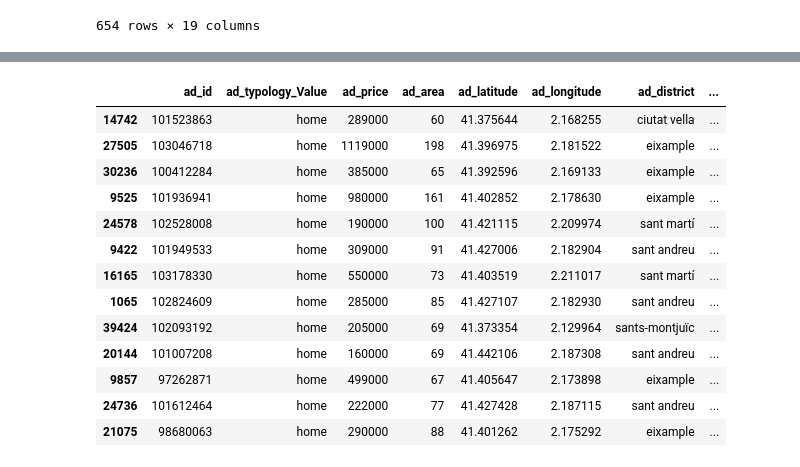
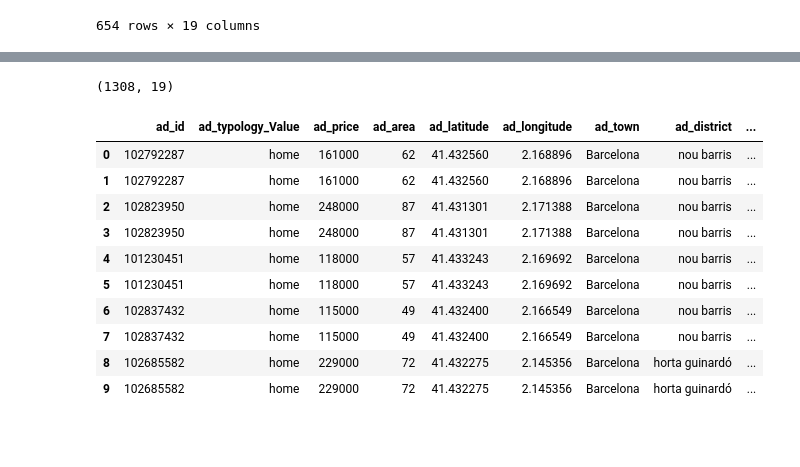
Before and after one commit to marcoayora/final_project, a Jupyter notebook: Notebooks/cleaning_idea.ipynb, the cells around one changed output, grey strips where cells are left out. Drawn from its saved outputs; the diff is of its cells as text; code cells hidden in the pictures; blank space fills up the shorter version.

```diff
--- a/Notebooks/cleaning_idea.ipynb
+++ b/Notebooks/cleaning_idea.ipynb
@@ -297,4 +249,0 @@ two
-# %%
-subset_df = subset_df.copy()  # Create a copy of the subset
-
-subset_df['ad_neighbourhood'] = subset_df['ad_neighbourhood'].str.split('-', expand=True).stack().reset_index(level=1, drop=True, name='ad_neighbourhood').reset_index(drop=True)
@@ -380,17 +249,0 @@ df_csv['ad_neighbourhood'] = df_csv['ad_neighbourhood'].str.strip()
-# %%
-df_improved.sample(13)
-# %% [output]
-|  | ad_id | ad_typology_Value | ad_price | ad_area | ad_latitude | ad_longitude | ad_district | ... |
-| 14742 | 101523863 | home | 289000 | 60 | 41.375644 | 2.168255 | ciutat vella | ... |
-| 27505 | 103046718 | home | 1119000 | 198 | 41.396975 | 2.181522 | eixample | ... |
-| 30236 | 100412284 | home | 385000 | 65 | 41.392596 | 2.169133 | eixample | ... |
-| 9525 | 101936941 | home | 980000 | 161 | 41.402852 | 2.178630 | eixample | ... |
-| 24578 | 102528008 | home | 190000 | 100 | 41.421115 | 2.209974 | sant martí | ... |
-| 9422 | 101949533 | home | 309000 | 91 | 41.427006 | 2.182904 | sant andreu | ... |
-| 16165 | 103178330 | home | 550000 | 73 | 41.403519 | 2.211017 | sant martí | ... |
-| 1065 | 102824609 | home | 285000 | 85 | 41.427107 | 2.182930 | sant andreu | ... |
-| 39424 | 102093192 | home | 205000 | 69 | 41.373354 | 2.129964 | sants-montjuïc | ... |
-| 20144 | 101007208 | home | 160000 | 69 | 41.442106 | 2.187308 | sant andreu | ... |
-| 9857 | 97262871 | home | 499000 | 67 | 41.405647 | 2.173898 | eixample | ... |
-| 24736 | 101612464 | home | 222000 | 77 | 41.427428 | 2.187115 | sant andreu | ... |
-| 21075 | 98680063 | home | 290000 | 88 | 41.401262 | 2.175292 | eixample | ... |
@@ -398,0 +250,57 @@ df_improved.to_csv('C:/Users/Marco/Desktop/IronHack/projects/final_project/Data/
+# %%
+# new = []
+# for index, row in subset_df.iterrows():
+#     celda = row["ad_neighbourhood"]
+#     if "-" in celda:
+#         elements = len(celda.split(" - "))
+#         if elements == 2:
+#             row_1 = row
+#             row_1["ad_neighbourhood"] = celda.split("-")[0].strip()
+#             new.append(row_1)
+
+#             row_2 = row
+#             row_2["ad_neighbourhood"] = celda.split("-")[1].strip()
+#             new.append(row_2)
+#         else:
+#             new.append(row)
+#     else:
+#         new.append(row)
+
+# df = pd.DataFrame(new)
+
+
+new = []
+for index, row in subset_df.iterrows():
+    celda = row["ad_neighbourhood"]
+    if "-" in celda:
+        elements = len(celda.split("-"))
+        if elements == 2:
+            row_1 = row
+            row_1["ad_neighbourhood"] = celda.split("-")[0].strip()
+            new.append(dict(row_1))
+
+            row_2 = row
+            row_2["ad_neighbourhood"] = celda.split("-")[1].strip()
+            new.append(dict(row_2))
+
+    else:
+        df.append(dict(row))
+df = pd.DataFrame(new)
+# %%
+df.shape
+# %% [output]
+(1308, 19)
+# %%
+df.head(10)
+# %% [output]
+|  | ad_id | ad_typology_Value | ad_price | ad_area | ad_latitude | ad_longitude | ad_town | ad_district | ... |
+| 0 | 102792287 | home | 161000 | 62 | 41.432560 | 2.168896 | Barcelona | nou barris | ... |
+| 1 | 102792287 | home | 161000 | 62 | 41.432560 | 2.168896 | Barcelona | nou barris | ... |
+| 2 | 102823950 | home | 248000 | 87 | 41.431301 | 2.171388 | Barcelona | nou barris | ... |
+| 3 | 102823950 | home | 248000 | 87 | 41.431301 | 2.171388 | Barcelona | nou barris | ... |
+| 4 | 101230451 | home | 118000 | 57 | 41.433243 | 2.169692 | Barcelona | nou barris | ... |
+| 5 | 101230451 | home | 118000 | 57 | 41.433243 | 2.169692 | Barcelona | nou barris | ... |
+| 6 | 102837432 | home | 115000 | 49 | 41.432400 | 2.166549 | Barcelona | nou barris | ... |
+| 7 | 102837432 | home | 115000 | 49 | 41.432400 | 2.166549 | Barcelona | nou barris | ... |
+| 8 | 102685582 | home | 229000 | 72 | 41.432275 | 2.145356 | Barcelona | horta guinardó | ... |
+| 9 | 102685582 | home | 229000 | 72 | 41.432275 | 2.145356 | Barcelona | horta guinardó | ... |
```
Also changed, not shown: parts of 40 cells of this notebook.
